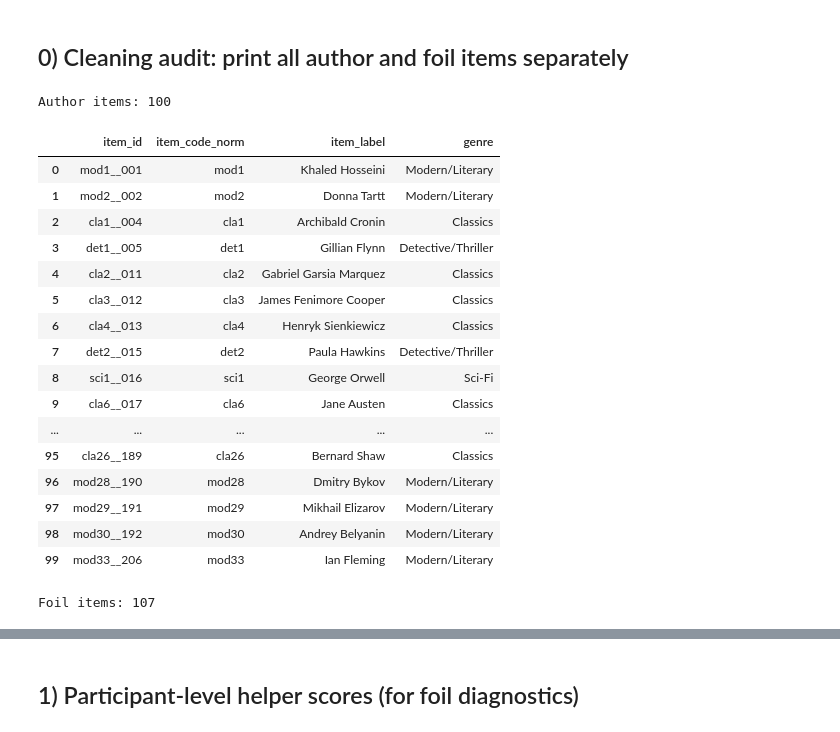
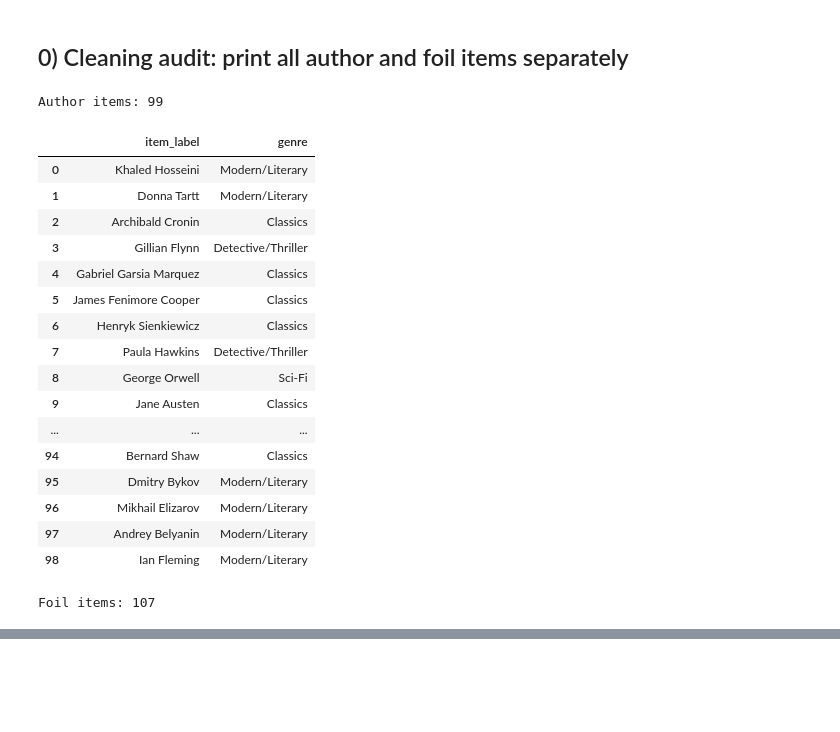
Before and after one commit to BakhturinaPolina/russian-author-recognition-test, a Jupyter notebook: scripts/eda/04_item_level_descriptives.ipynb, the cells around one changed output, grey strips where cells are left out. Saved outputs shown, nothing was run; the diff lists cells and outputs as text; code cells hidden in the pictures; blank space fills up the shorter version.

```diff
--- a/scripts/eda/04_item_level_descriptives.ipynb
+++ b/scripts/eda/04_item_level_descriptives.ipynb
@@ -116,31 +168,45 @@ author    100
 # %% [markdown]
 ## 0) Cleaning audit: print all author and foil items separately
 # %%
-authors_list = item_meta.loc[item_meta["item_type"] == "author", ["item_id", "item_code_norm", "item_label", "genre"]].copy()
-foils_list = item_meta.loc[item_meta["item_type"] == "foil", ["item_id", "item_code_norm", "item_label"]].copy()
+# Exclude Richard Feynman ("cla17", index 120) from authors_list and rename "Social/Other" to "SovLit".
+
+# First, fix the genre name
+item_meta["genre"] = item_meta["genre"].replace({"Social/Other": "SovLit"})
+
+# Now exclude Richard Feynman (cla17, index 120)
+authors_list = item_meta.loc[
+    (item_meta["item_type"] == "author") &
+    ~(
+        (item_meta["item_label"].str.strip() == "Richard Feynman") &
+        (item_meta["item_code_norm"].str.strip() == "cla17")
+    ),
+    ["item_label", "genre"]
+].copy()
+
+foils_list = item_meta.loc[item_meta["item_type"] == "foil", ["item_label", "genre"]].copy()
 
 print(f"Author items: {len(authors_list)}")
 display(authors_list.reset_index(drop=True))
 
-print(f"Foil items: {len(foils_list)}")
+print(f"\nFoil items: {len(foils_list)}")
 display(foils_list.reset_index(drop=True))
 # %% [output]
-Author items: 100
+Author items: 99
-|  | item_id | item_code_norm | item_label | genre |
-| 0 | mod1__001 | mod1 | Khaled Hosseini | Modern/Literary |
-| 1 | mod2__002 | mod2 | Donna Tartt | Modern/Literary |
-| 2 | cla1__004 | cla1 | Archibald Cronin | Classics |
-| 3 | det1__005 | det1 | Gillian Flynn | Detective/Thriller |
-| 4 | cla2__011 | cla2 | Gabriel Garsia Marquez | Classics |
-| 5 | cla3__012 | cla3 | James Fenimore Cooper | Classics |
-| 6 | cla4__013 | cla4 | Henryk Sienkiewicz | Classics |
-| 7 | det2__015 | det2 | Paula Hawkins | Detective/Thriller |
-| 8 | sci1__016 | sci1 | George Orwell | Sci-Fi |
-| 9 | cla6__017 | cla6 | Jane Austen | Classics |
-| ... | ... | ... | ... | ... |
-| 95 | cla26__189 | cla26 | Bernard Shaw | Classics |
-| 96 | mod28__190 | mod28 | Dmitry Bykov | Modern/Literary |
-| 97 | mod29__191 | mod29 | Mikhail Elizarov | Modern/Literary |
-| 98 | mod30__192 | mod30 | Andrey Belyanin | Modern/Literary |
-| 99 | mod33__206 | mod33 | Ian Fleming | Modern/Literary |
+|  | item_label | genre |
+| 0 | Khaled Hosseini | Modern/Literary |
+| 1 | Donna Tartt | Modern/Literary |
+| 2 | Archibald Cronin | Classics |
+| 3 | Gillian Flynn | Detective/Thriller |
+| 4 | Gabriel Garsia Marquez | Classics |
+| 5 | James Fenimore Cooper | Classics |
+| 6 | Henryk Sienkiewicz | Classics |
+| 7 | Paula Hawkins | Detective/Thriller |
+| 8 | George Orwell | Sci-Fi |
+| 9 | Jane Austen | Classics |
+| ... | ... | ... |
+| 94 | Bernard Shaw | Classics |
+| 95 | Dmitry Bykov | Modern/Literary |
+| 96 | Mikhail Elizarov | Modern/Literary |
+| 97 | Andrey Belyanin | Modern/Literary |
+| 98 | Ian Fleming | Modern/Literary |
 Foil items: 107
@@ -164,2 +229,0 @@ Foil items: 107
-# %% [markdown]
-## 1) Participant-level helper scores (for foil diagnostics)
```
Also changed, not shown: parts of 29 cells of this notebook, 1 other file.
